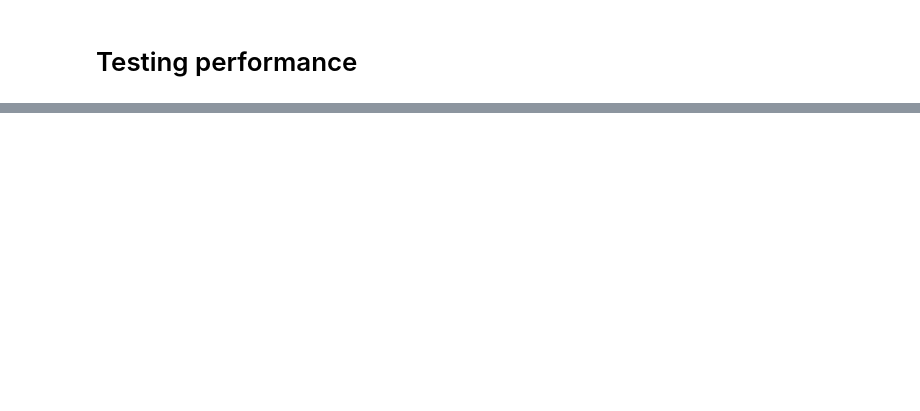
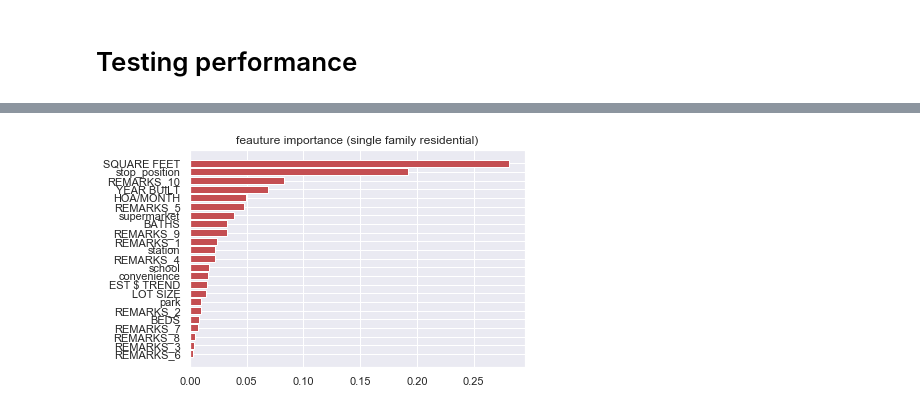
Before and after one commit to jackpck/Boston_housing, a Jupyter notebook: notebook/Progressive_regression.ipynb, the cells around one changed output, grey strips where cells are left out. Cells and saved outputs as stored; diff of their text form; code cells hidden in the pictures; blank space fills up the shorter version.

```diff
--- a/notebook/Progressive_regression.ipynb
+++ b/notebook/Progressive_regression.ipynb
@@ -336,0 +342,15 @@ plt.show()
+# %%
+importances = models[3].best_estimator_.feature_importances_
+#std = np.std([tree.feature_importances_ for tree in forest.estimators_],
+#             axis=0)
+indices = np.argsort(importances)[::1]
+
+
+fig = plt.figure()
+plt.title('feauture importance (single family residential)')
+plt.barh(range(len(importances)), importances[indices],
+       color="r", align="center")
+plt.yticks(range(len(importances)), np.array(feature_total)[indices])
+plt.show()
+# %% [output]
+[figure, added]
```
Also changed, not shown: parts of 14 cells of this notebook, 2 other files.
